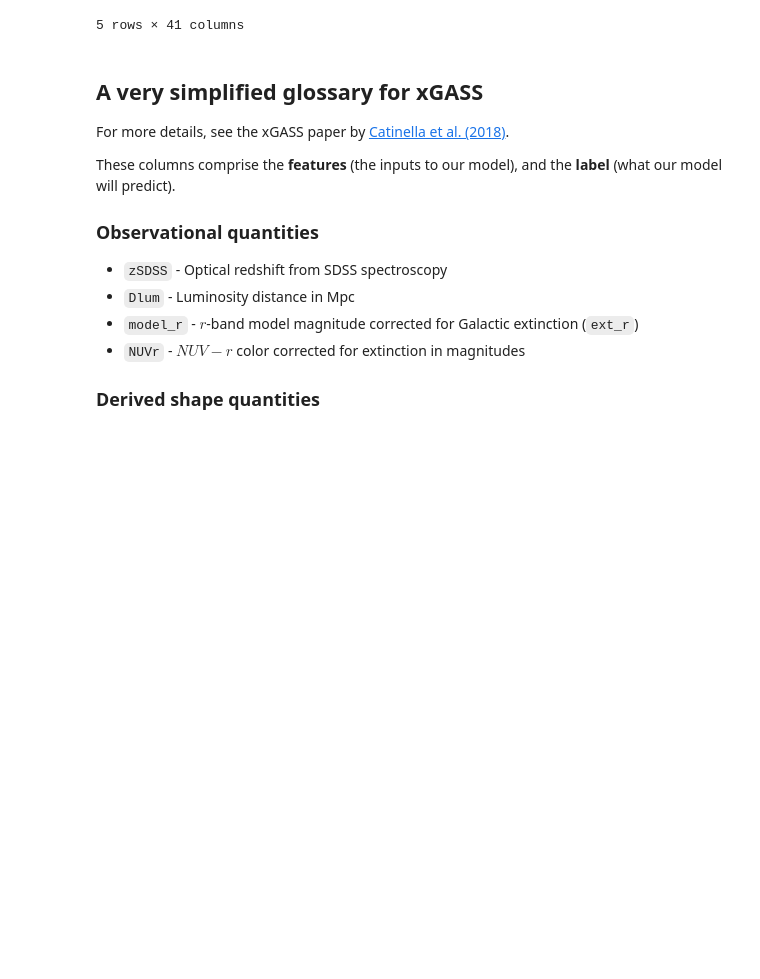
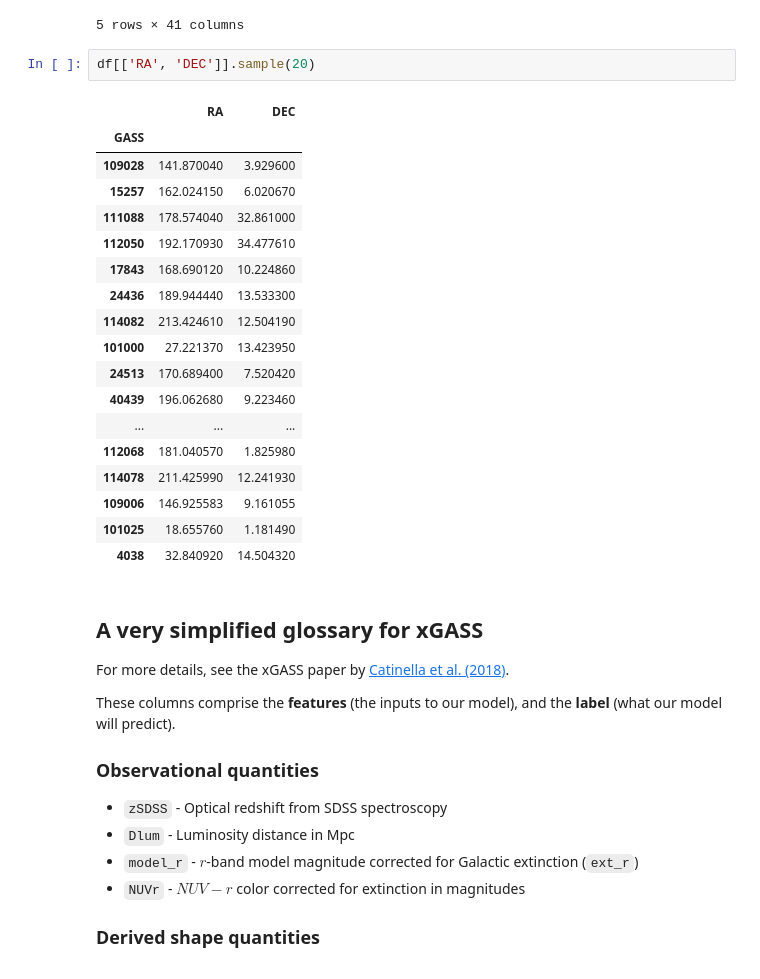
Before and after one commit to AstroHackWeek/AstroHackWeek2022, a Jupyter notebook: day2_ml_tutorial/01-intro-machine-learning.ipynb, the cells around one changed output. Drawn from its saved outputs; the diff is of its cells as text; blank space fills up the shorter version.

```diff
--- a/day2_ml_tutorial/01-intro-machine-learning.ipynb
+++ b/day2_ml_tutorial/01-intro-machine-learning.ipynb
@@ -44,6 +64,27 @@ df.sample(5, random_state=42)
 | 111013 | 6977 | J115905.47+245920.2 | 2655 | 54184 | 435 | 179.772800 | 24.988960 | 0.013479 | 58.3 | 9.919288 | ... | ... |
 | 52045 | 180412 | J083836.42+173809.2 | 2276 | 53712 | 610 | 129.651800 | 17.635900 | 0.041480 | 183.3 | 10.174000 | ... | ... |
 5 rows × 41 columns
+# %%
+df[['RA', 'DEC']].sample(20)
+# %% [output]
+|  | RA | DEC |
+| GASS |  |  |
+| 109028 | 141.870040 | 3.929600 |
+| 15257 | 162.024150 | 6.020670 |
+| 111088 | 178.574040 | 32.861000 |
+| 112050 | 192.170930 | 34.477610 |
+| 17843 | 168.690120 | 10.224860 |
+| 24436 | 189.944440 | 13.533300 |
+| 114082 | 213.424610 | 12.504190 |
+| 101000 | 27.221370 | 13.423950 |
+| 24513 | 170.689400 | 7.520420 |
+| 40439 | 196.062680 | 9.223460 |
+| ... | ... | ... |
+| 112068 | 181.040570 | 1.825980 |
+| 114078 | 211.425990 | 12.241930 |
+| 109006 | 146.925583 | 9.161055 |
+| 101025 | 18.655760 | 1.181490 |
+| 4038 | 32.840920 | 14.504320 |
 # %% [markdown]
 ## A very simplified glossary for xGASS
 
```
Also changed, not shown: parts of 20 cells of this notebook.
